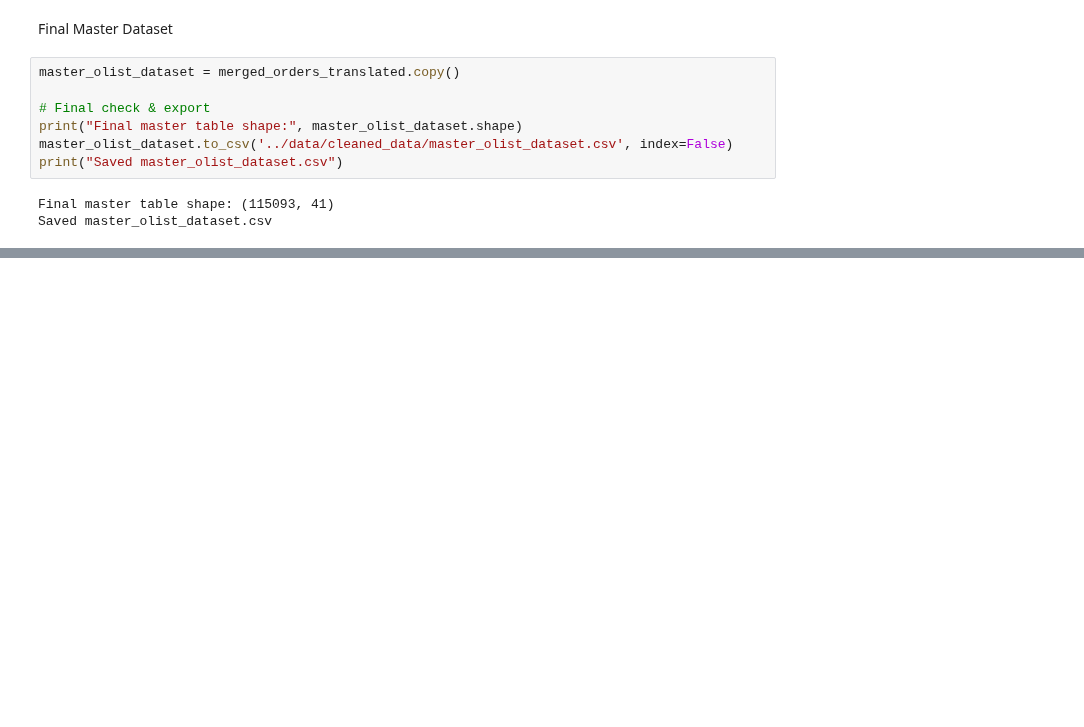
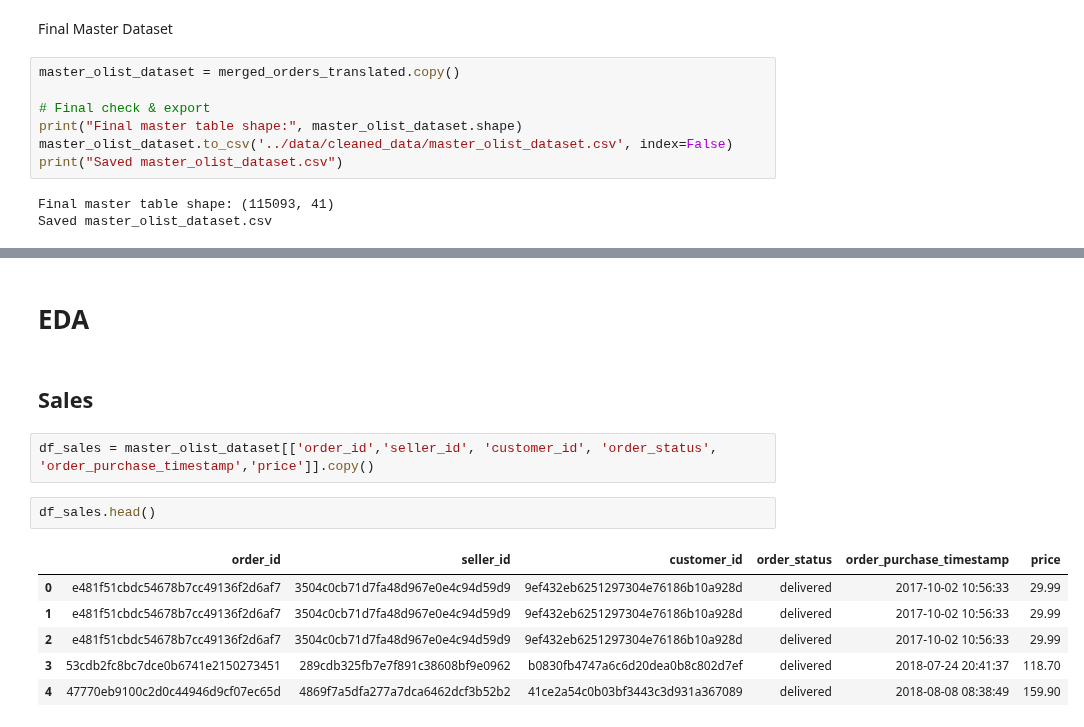
Before and after one commit to RioPramana21/Final-Project-Olist, a Jupyter notebook: preparation_notebooks/FinPro Olist Anlaysis.ipynb, the cells around one changed output, grey strips where cells are left out. Cells and saved outputs as stored; diff of their text form; blank space fills up the shorter version.

```diff
--- a/preparation_notebooks/FinPro Olist Anlaysis.ipynb
+++ b/preparation_notebooks/FinPro Olist Anlaysis.ipynb
@@ -695,0 +716,15 @@ Saved master_olist_dataset.csv
+# %% [markdown]
+# EDA
+# %% [markdown]
+## Sales
+# %%
+df_sales = master_olist_dataset[['order_id','seller_id', 'customer_id', 'order_status', 'order_purchase_timestamp','price']].copy()
+# %%
+df_sales.head()
+# %% [output]
+|  | order_id | seller_id | customer_id | order_status | order_purchase_timestamp | price |
+| 0 | e481f51cbdc54678b7cc49136f2d6af7 | 3504c0cb71d7fa48d967e0e4c94d59d9 | 9ef432eb6251297304e76186b10a928d | delivered | 2017-10-02 10:56:33 | 29.99 |
+| 1 | e481f51cbdc54678b7cc49136f2d6af7 | 3504c0cb71d7fa48d967e0e4c94d59d9 | 9ef432eb6251297304e76186b10a928d | delivered | 2017-10-02 10:56:33 | 29.99 |
+| 2 | e481f51cbdc54678b7cc49136f2d6af7 | 3504c0cb71d7fa48d967e0e4c94d59d9 | 9ef432eb6251297304e76186b10a928d | delivered | 2017-10-02 10:56:33 | 29.99 |
+| 3 | 53cdb2fc8bc7dce0b6741e2150273451 | 289cdb325fb7e7f891c38608bf9e0962 | b0830fb4747a6c6d20dea0b8c802d7ef | delivered | 2018-07-24 20:41:37 | 118.70 |
+| 4 | 47770eb9100c2d0c44946d9cf07ec65d | 4869f7a5dfa277a7dca6462dcf3b52b2 | 41ce2a54c0b03bf3443c3d931a367089 | delivered | 2018-08-08 08:38:49 | 159.90 |
```
Also changed, not shown: parts of 5 cells of this notebook.
